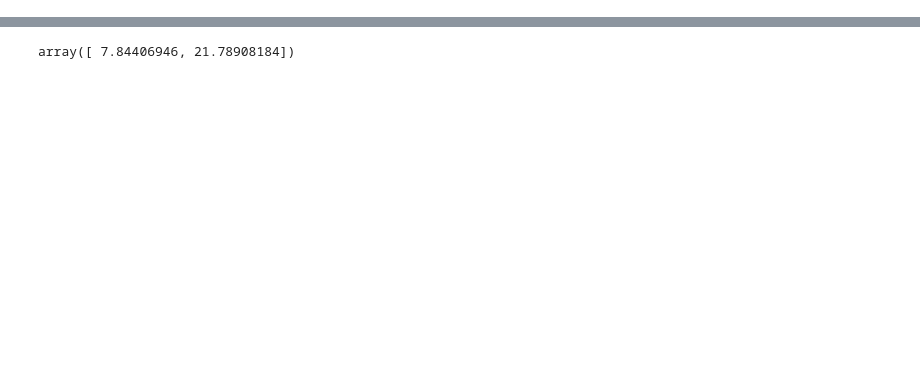
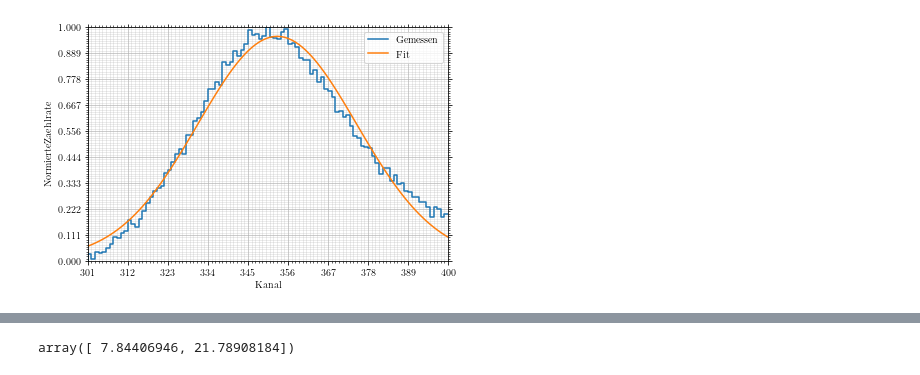
Before and after one commit to vale981/fpraktikum, a Jupyter notebook: CS/auswertung/Untitled.ipynb, the cells around one changed output, grey strips where cells are left out. Drawn from its saved outputs; the diff is of its cells as text; code cells hidden in the pictures; blank space fills up the shorter version.

```diff
--- a/CS/auswertung/Untitled.ipynb
+++ b/CS/auswertung/Untitled.ipynb
@@ -31,4 +35,6 @@ p_cs_1, d_p_cs_1 = calibrate_peak(cal_cs, 310, 400)
 # %%
-p_ba_1, d_p_ba_1 = calibrate_peak(cal_ba, 260, 450)
+p_ba_1, d_p_ba_1 = calibrate_peak(cal_ba, 300, 400)
+# %% [output]
+[figure, added]
 # %%
 p_ba_2, d_p_ba_2 = calibrate_peak(cal_ba, 750, 1000)
```
Also changed, not shown: parts of 13 cells of this notebook, 1 other file.
